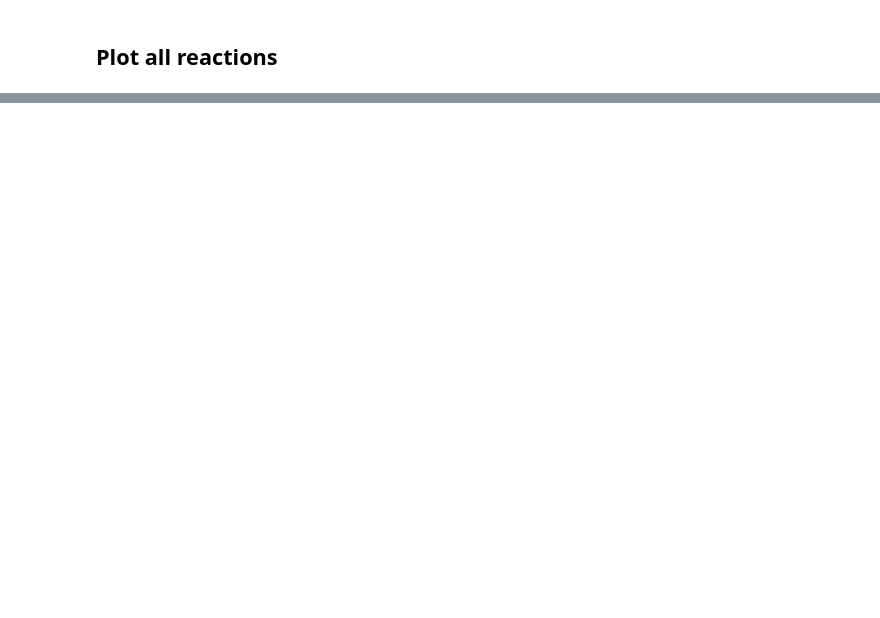
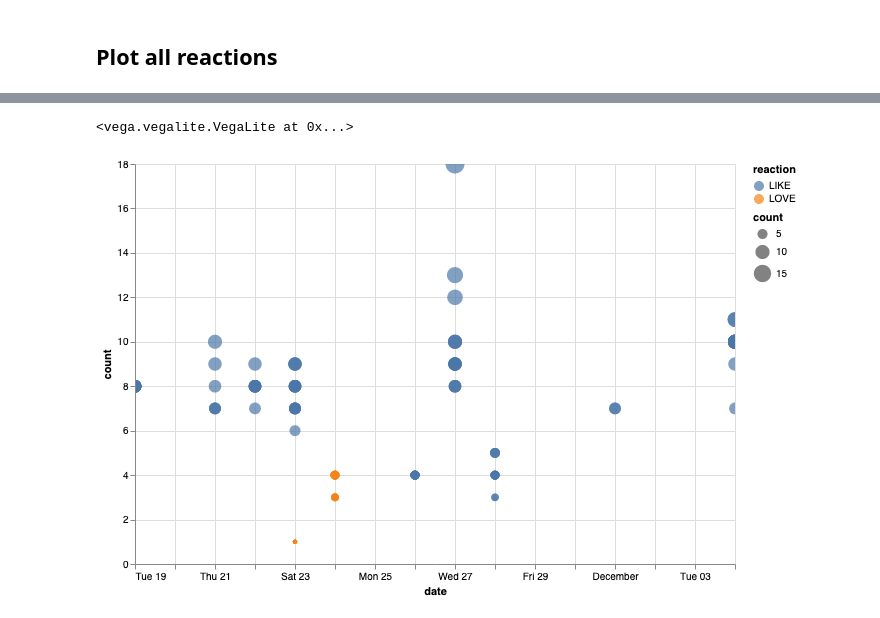
Before and after one commit to tracking-exposed/dashboard, a Jupyter notebook: notebooks/fb_amsterdam.ipynb, the cells around one changed output, grey strips where cells are left out. Cells and saved outputs as stored; diff of their text form; code cells hidden in the pictures; blank space fills up the shorter version.

```diff
--- a/notebooks/fb_amsterdam.ipynb
+++ b/notebooks/fb_amsterdam.ipynb
@@ -70,0 +80,25 @@ alt.Chart(df).mark_circle().encode(
+# %%
+input_dropdown = alt.binding_select(options=list(set(df1.actor.unique())))
+selection = alt.selection_single(
+    fields=['actor'], bind=input_dropdown, name='Select an')
+color = alt.condition(selection,
+                      alt.Color('source:N', legend=None),
+                      alt.value('lightgray'))
+
+alt.Chart(df1).mark_circle().encode(
+    x='date:T',
+    y='count:Q',
+    color=alt.Color('reaction:N'),
+    size='count:Q',
+    tooltip=['actor:N','source:N', 'reaction:N', 'count']
+).add_selection(
+    selection
+).transform_filter(
+    selection
+).properties(
+    width=600,
+    height=400
+).interactive()
+# %% [output]
+<vega.vegalite.VegaLite at 0x...>
+[figure, added]
```
Also changed, not shown: parts of 6 cells of this notebook, 2 other files.
